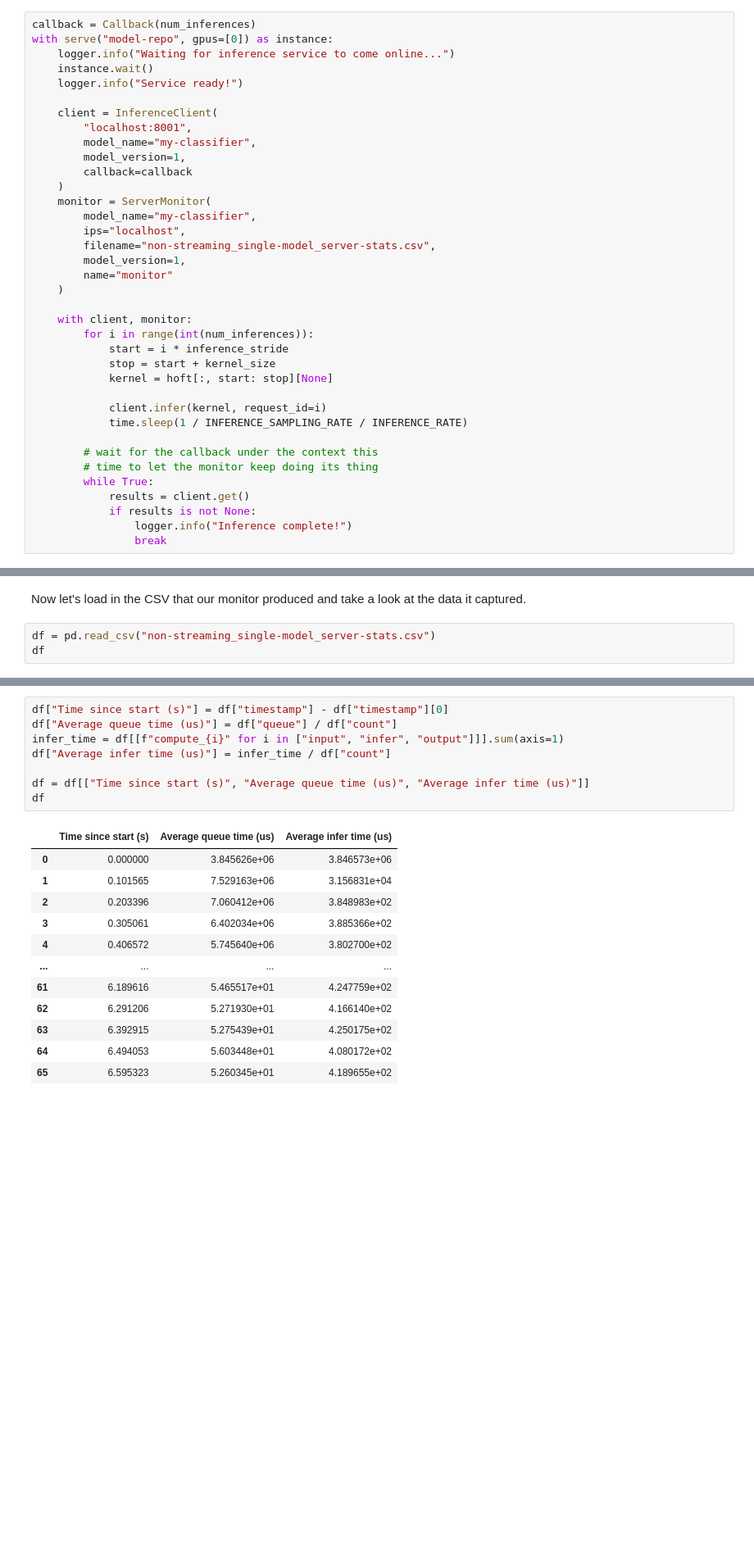
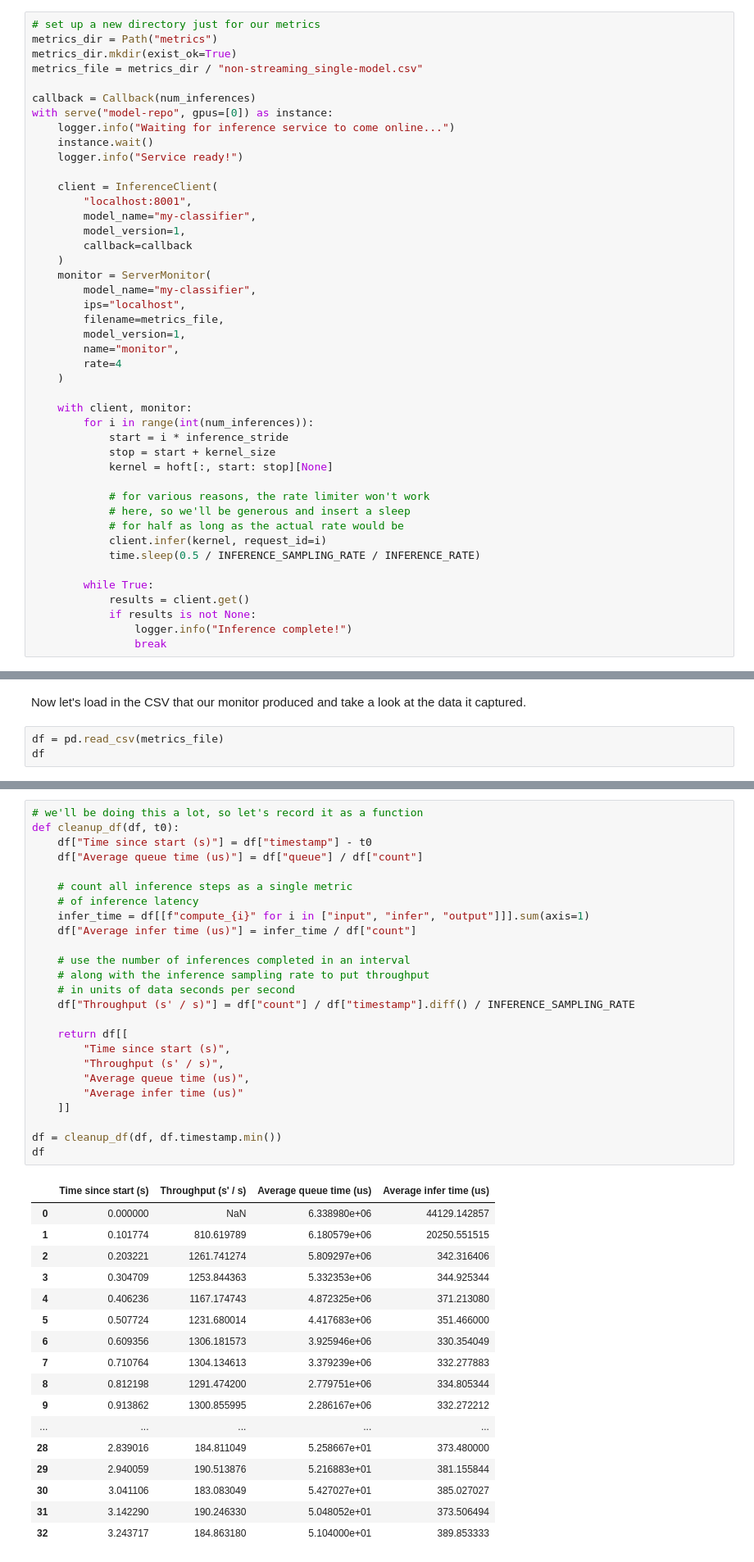
Before and after one commit to alecgunny/hermes-examples, a Jupyter notebook: hermes-hello-world.ipynb, the cells around one changed output, grey strips where cells are left out. Shown at 82% size. Saved outputs shown, nothing was run; the diff lists cells and outputs as text; blank space fills up the shorter version.

Commit message:
finishing example through batching

```diff
--- a/hermes-hello-world.ipynb
+++ b/hermes-hello-world.ipynb
@@ -324,6 +299,11 @@ For diagnosing these sorts of questions, Triton makes some inference metrics ava
 
 Let's run the same snippet from above with a monitor in place and take a look at how queuing latency evolves over time. If requests spend longer and longer queuing over time, then our network is acting as a bottleneck and we need to scale it up. Otherwise, something else is going wrong.
 # %%
+# set up a new directory just for our metrics
+metrics_dir = Path("metrics")
+metrics_dir.mkdir(exist_ok=True)
+metrics_file = metrics_dir / "non-streaming_single-model.csv"
+
 callback = Callback(num_inferences)
 with serve("model-repo", gpus=[0]) as instance:
     logger.info("Waiting for inference service to come online...")
@@ -339,9 +319,10 @@ with serve("model-repo", gpus=[0]) as instance:
     monitor = ServerMonitor(
         model_name="my-classifier",
         ips="localhost",
-        filename="non-streaming_single-model_server-stats.csv",
+        filename=metrics_file,
         model_version=1,
-        name="monitor"
+        name="monitor",
+        rate=4
     )
 
     with client, monitor:
@@ -350,11 +331,12 @@ with serve("model-repo", gpus=[0]) as instance:
             stop = start + kernel_size
             kernel = hoft[:, start: stop][None]
 
+            # for various reasons, the rate limiter won't work
+            # here, so we'll be generous and insert a sleep
+            # for half as long as the actual rate would be
             client.infer(kernel, request_id=i)
-            time.sleep(1 / INFERENCE_SAMPLING_RATE / INFERENCE_RATE)
+            time.sleep(0.5 / INFERENCE_SAMPLING_RATE / INFERENCE_RATE)
 
-        # wait for the callback under the context this
-        # time to let the monitor keep doing its thing
         while True:
             results = client.get()
             if results is not None:
@@ -368,7 +350,7 @@ singularity -s instance start --nv /cvmfs/singularity.opensciencegrid.org/fastml
 # %% [markdown]
 Now let's load in the CSV that our monitor produced and take a look at the data it captured.
 # %%
-df = pd.read_csv("non-streaming_single-model_server-stats.csv")
+df = pd.read_csv(metrics_file)
 df
 # %% [output]
 |  | timestamp | ip | model | count | queue | compute_input | compute_infer | compute_output | request |
@@ -387,23 +373,45 @@ df
 # %% [markdown]
 The `queue`, `compute_input`, `compute_infer`, and `compute_output` columns all represent different steps in the inference compute of a single request. The values in each column represent the cumulative microseconds spent on each step over all of the requests computed between each ping to the metrics service, the number of which is indicated by the `count` column. Knowing this, let's reframe some of the info in these columns in a more useful fashion for our purposes.
 # %%
-df["Time since start (s)"] = df["timestamp"] - df["timestamp"][0]
-df["Average queue time (us)"] = df["queue"] / df["count"]
-infer_time = df[[f"compute_{i}" for i in ["input", "infer", "output"]]].sum(axis=1)
-df["Average infer time (us)"] = infer_time / df["count"]
+# we'll be doing this a lot, so let's record it as a function
+def cleanup_df(df, t0):
+    df["Time since start (s)"] = df["timestamp"] - t0
+    df["Average queue time (us)"] = df["queue"] / df["count"]
 
-df = df[["Time since start (s)", "Average queue time (us)", "Average infer time (us)"]]
+    # count all inference steps as a single metric
+    # of inference latency
+    infer_time = df[[f"compute_{i}" for i in ["input", "infer", "output"]]].sum(axis=1)
+    df["Average infer time (us)"] = infer_time / df["count"]
+
+    # use the number of inferences completed in an interval
+    # along with the inference sampling rate to put throughput
+    # in units of data seconds per second
+    df["Throughput (s' / s)"] = df["count"] / df["timestamp"].diff() / INFERENCE_SAMPLING_RATE
+
+    return df[[
+        "Time since start (s)",
+        "Throughput (s' / s)",
+        "Average queue time (us)",
+        "Average infer time (us)"
+    ]]
+
+df = cleanup_df(df, df.timestamp.min())
 df
 # %% [output]
-|  | Time since start (s) | Average queue time (us) | Average infer time (us) |
-| 0 | 0.000000 | 3.845626e+06 | 3.846573e+06 |
-| 1 | 0.101565 | 7.529163e+06 | 3.156831e+04 |
-| 2 | 0.203396 | 7.060412e+06 | 3.848983e+02 |
-| 3 | 0.305061 | 6.402034e+06 | 3.885366e+02 |
-| 4 | 0.406572 | 5.745640e+06 | 3.802700e+02 |
-| ... | ... | ... | ... |
-| 61 | 6.189616 | 5.465517e+01 | 4.247759e+02 |
-| 62 | 6.291206 | 5.271930e+01 | 4.166140e+02 |
-| 63 | 6.392915 | 5.275439e+01 | 4.250175e+02 |
-| 64 | 6.494053 | 5.603448e+01 | 4.080172e+02 |
-| 65 | 6.595323 | 5.260345e+01 | 4.189655e+02 |
+|  | Time since start (s) | Throughput (s' / s) | Average queue time (us) | Average infer time (us) |
+| 0 | 0.000000 | NaN | 6.338980e+06 | 44129.142857 |
+| 1 | 0.101774 | 810.619789 | 6.180579e+06 | 20250.551515 |
+| 2 | 0.203221 | 1261.741274 | 5.809297e+06 | 342.316406 |
+| 3 | 0.304709 | 1253.844363 | 5.332353e+06 | 344.925344 |
+| 4 | 0.406236 | 1167.174743 | 4.872325e+06 | 371.213080 |
+| 5 | 0.507724 | 1231.680014 | 4.417683e+06 | 351.466000 |
+| 6 | 0.609356 | 1306.181573 | 3.925946e+06 | 330.354049 |
+| 7 | 0.710764 | 1304.134613 | 3.379239e+06 | 332.277883 |
+| 8 | 0.812198 | 1291.474200 | 2.779751e+06 | 334.805344 |
+| 9 | 0.913862 | 1300.855995 | 2.286167e+06 | 332.272212 |
+| ... | ... | ... | ... | ... |
+| 28 | 2.839016 | 184.811049 | 5.258667e+01 | 373.480000 |
+| 29 | 2.940059 | 190.513876 | 5.216883e+01 | 381.155844 |
+| 30 | 3.041106 | 183.083049 | 5.427027e+01 | 385.027027 |
+| 31 | 3.142290 | 190.246330 | 5.048052e+01 | 373.506494 |
+| 32 | 3.243717 | 184.863180 | 5.104000e+01 | 389.853333 |
```
Also changed, not shown: parts of 33 cells of this notebook, 4 other files.
